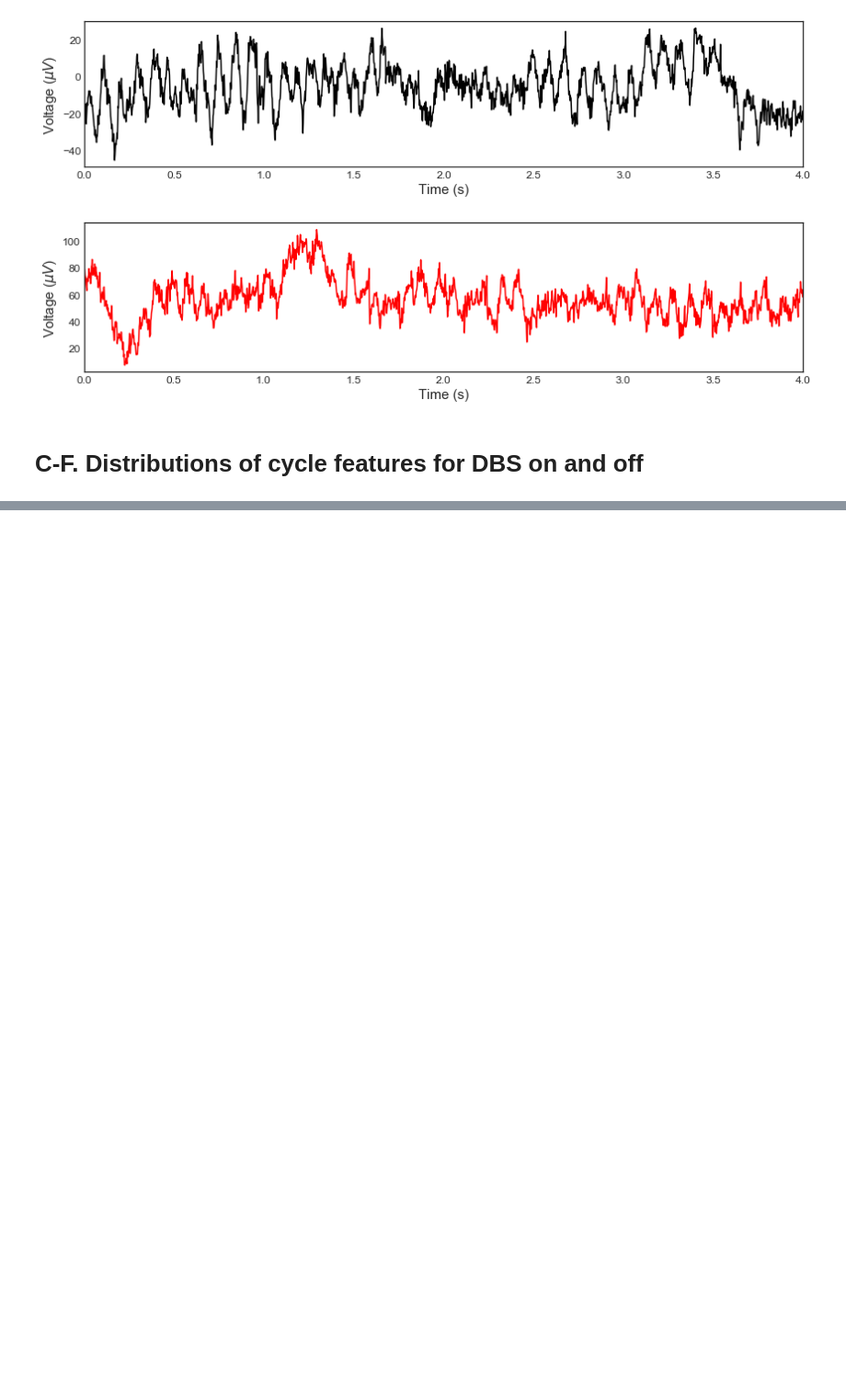
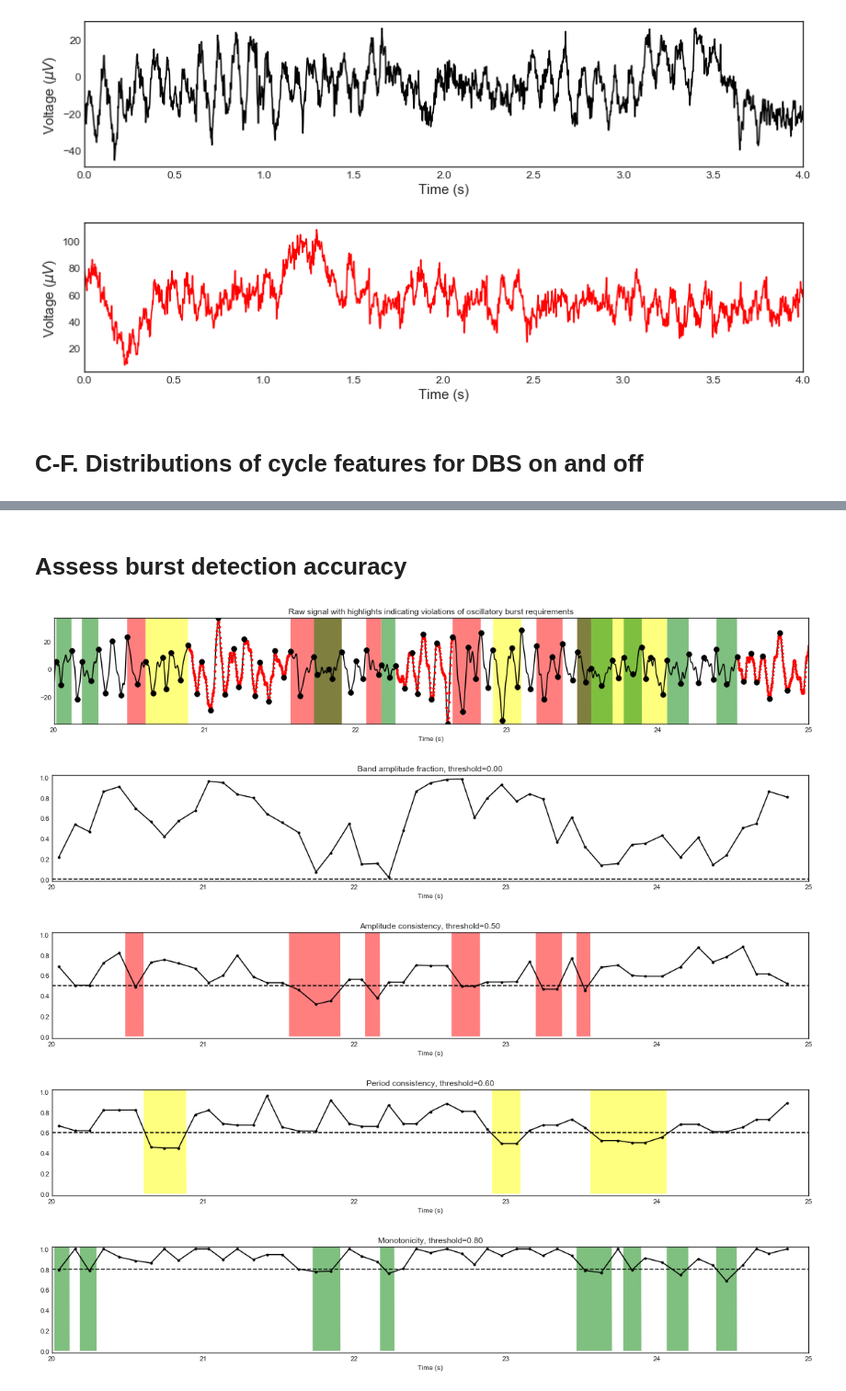
Before and after one commit to voytekresearch/Cole_2018_cyclebycycle, a Jupyter notebook: Figure10_Visual alpha.ipynb, the cells around one changed output, grey strips where cells are left out. Shown at 92% size. Cells and saved outputs as stored; diff of their text form; code cells hidden in the pictures; blank space fills up the shorter version.

```diff
--- a/Figure10_Visual alpha.ipynb
+++ b/Figure10_Visual alpha.ipynb
@@ -125,0 +125,11 @@ time_ptsym MannwhitneyuResult(statistic=106937.0, pvalue=0.00021981682213466336)
+# %% [markdown]
+# Assess burst detection accuracy
+# %%
+tlims = (20, 25)
+neurodsp.shape.plot_burst_detect_params(xC, Fs, dfC, osc_kwargs, tlims=tlims)
+# %% [output]
+[figure, added]
+[figure, added]
+[figure, added]
+[figure, added]
+[figure, added]
```
Also changed, not shown: parts of 2 cells of this notebook, 5 other files.
